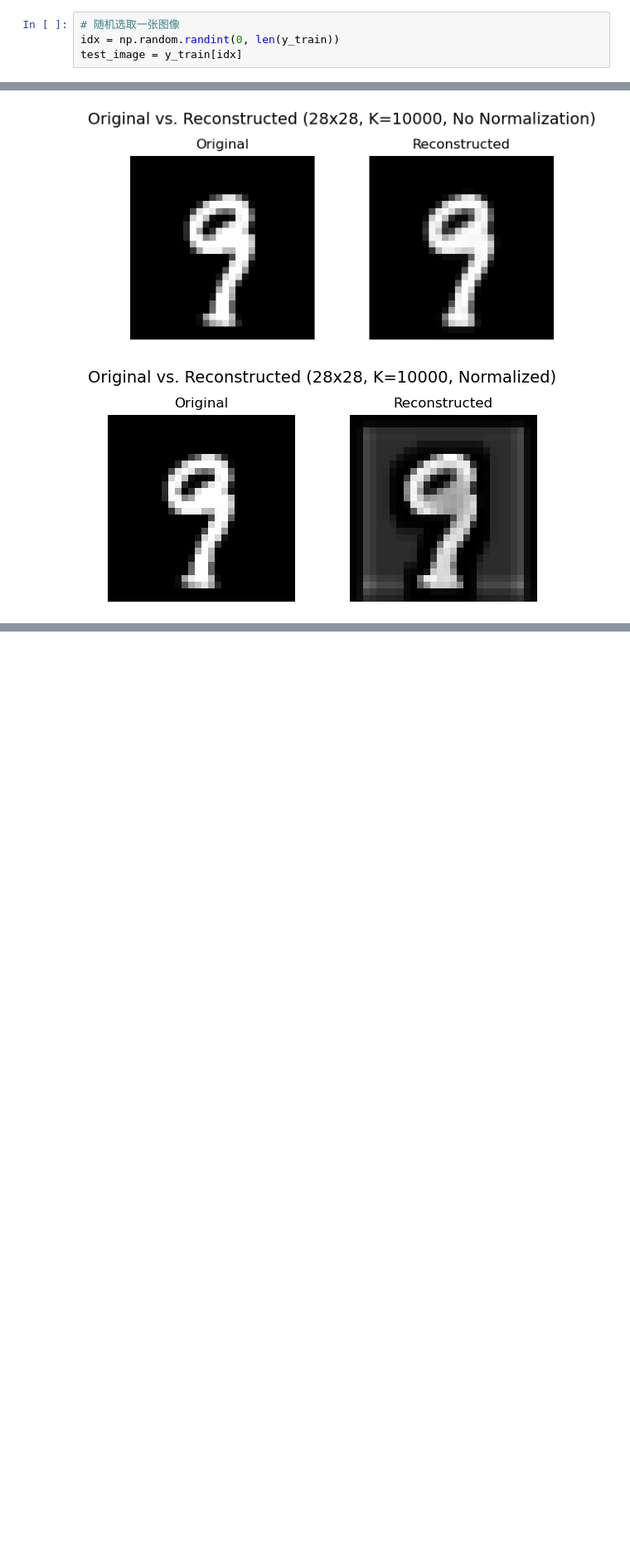
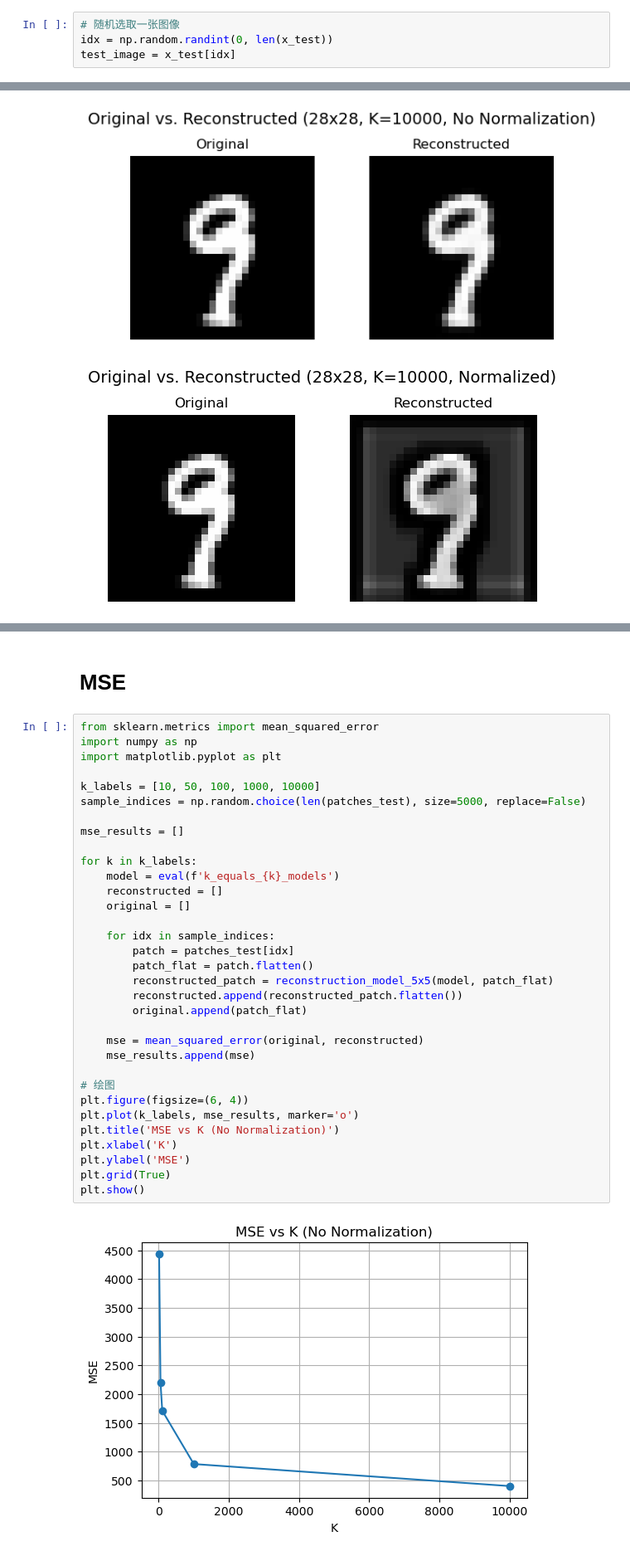
Before and after one commit to NoBugInMyCode/EEC289A, a Jupyter notebook: HW1/k-mean.ipynb, the cells around one changed output, grey strips where cells are left out. Shown at 83% size. Saved outputs shown, nothing was run; the diff lists cells and outputs as text; blank space fills up the shorter version.

```diff
--- a/HW1/k-mean.ipynb
+++ b/HW1/k-mean.ipynb
@@ -420,8 +485,8 @@ plt.show()
 ## Randomization
 # %%
 # 随机选取一张图像
-idx = np.random.randint(0, len(y_train))
-test_image = y_train[idx]
+idx = np.random.randint(0, len(x_test))
+test_image = x_test[idx]
 # %% [markdown]
 ## 28X28 Reconstruction Function
 # %%
@@ -505,0 +579,37 @@ visualize_28x28_reconstruction(test_image, k_equals_10000_normalized_models, "K=
+# %% [markdown]
+# MSE
+# %%
+from sklearn.metrics import mean_squared_error
+import numpy as np
+import matplotlib.pyplot as plt
+
+k_labels = [10, 50, 100, 1000, 10000]
+sample_indices = np.random.choice(len(patches_test), size=5000, replace=False)
+
+mse_results = []
+
+for k in k_labels:
+    model = eval(f'k_equals_{k}_models')
+    reconstructed = []
+    original = []
+
+    for idx in sample_indices:
+        patch = patches_test[idx]
+        patch_flat = patch.flatten()
+        reconstructed_patch = reconstruction_model_5x5(model, patch_flat)
+        reconstructed.append(reconstructed_patch.flatten())
+        original.append(patch_flat)
+
+    mse = mean_squared_error(original, reconstructed)
+    mse_results.append(mse)
+
+# 绘图
+plt.figure(figsize=(6, 4))
+plt.plot(k_labels, mse_results, marker='o')
+plt.title('MSE vs K (No Normalization)')
+plt.xlabel('K')
+plt.ylabel('MSE')
+plt.grid(True)
+plt.show()
+# %% [output]
+[figure, added]
```
Also changed, not shown: parts of 14 cells of this notebook, 3 other files.
